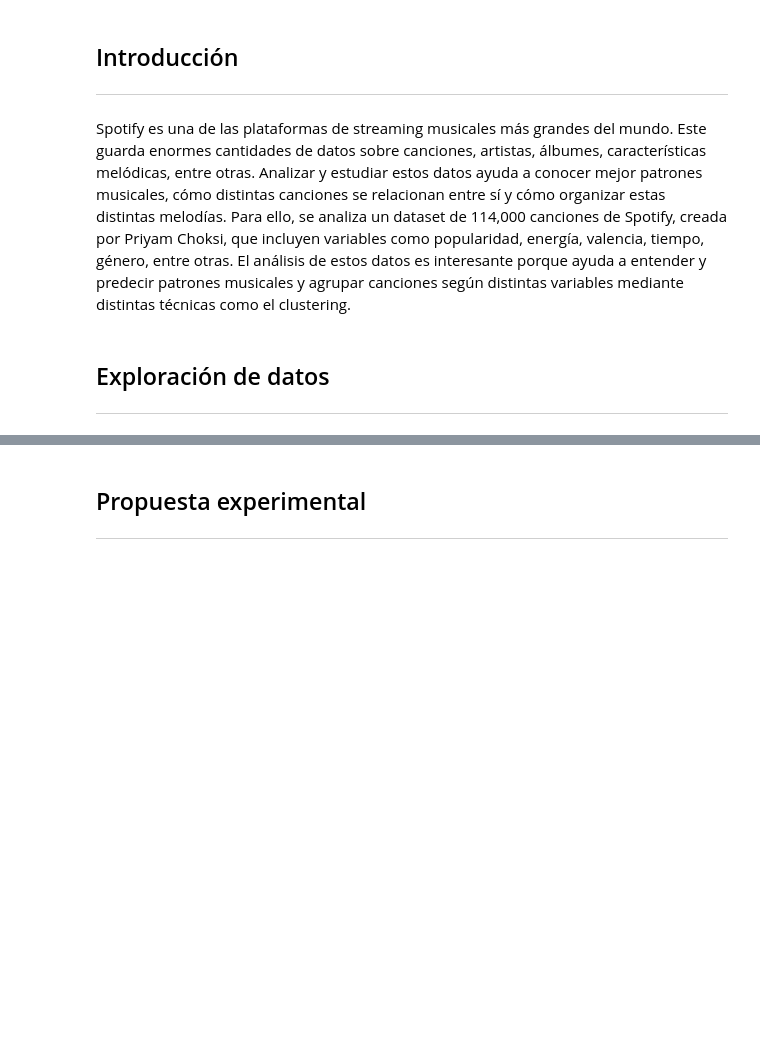
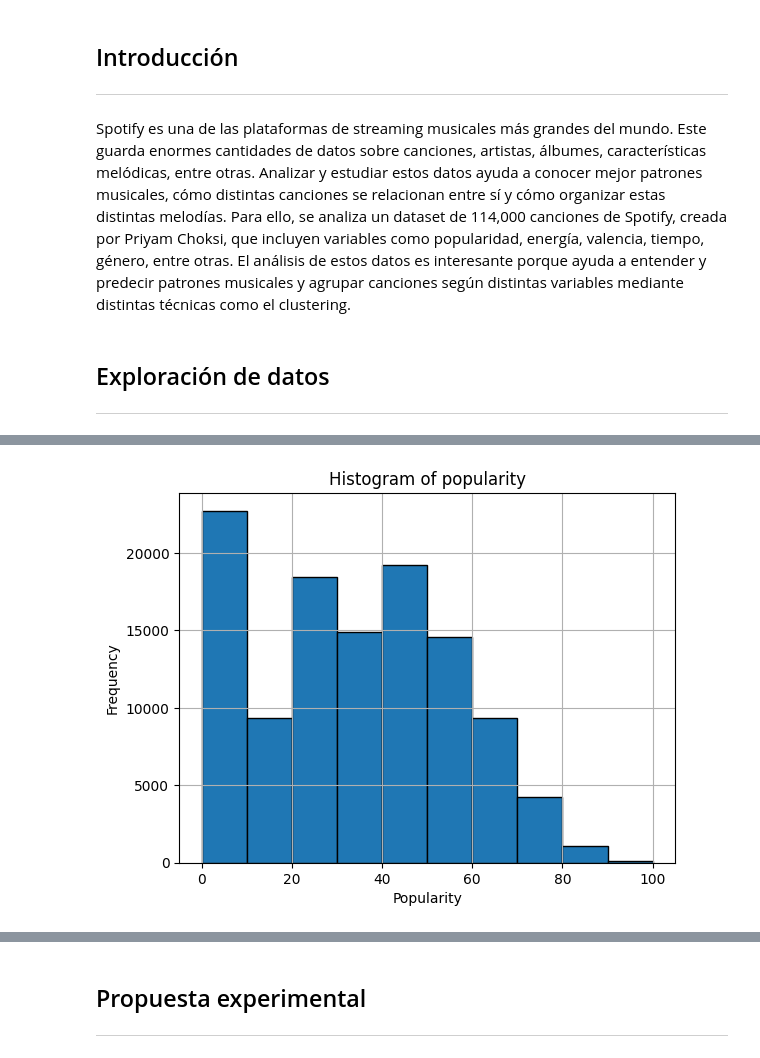
Before and after one commit to astromai/Proyecto-Mineria-de-Datos-CC5205, a Jupyter notebook: informe_final.ipynb, the cells around one changed output, grey strips where cells are left out. Cells and saved outputs as stored; diff of their text form; code cells hidden in the pictures; blank space fills up the shorter version.

```diff
--- a/informe_final.ipynb
+++ b/informe_final.ipynb
@@ -22,3 +22,9 @@
 ## Exploración de datos
 
 ---
+# %%
+import numpy as np
+import pandas as pd
+import matplotlib.pyplot as plt
+import seaborn as sns
+spotify = pd.read_csv("data/data_principal.csv")
@@ -24,0 +69,10 @@
+# %%
+# Histograma de popularidad de las canciones
+hist = spotify['popularity'].hist(bins = 10, edgecolor='black')
+
+plt.title('Histogram of popularity')
+plt.xlabel('Popularity')
+plt.ylabel('Frequency')
+plt.show()
+# %% [output]
+[figure, added]
```
Also changed, not shown: parts of 5 cells of this notebook.
